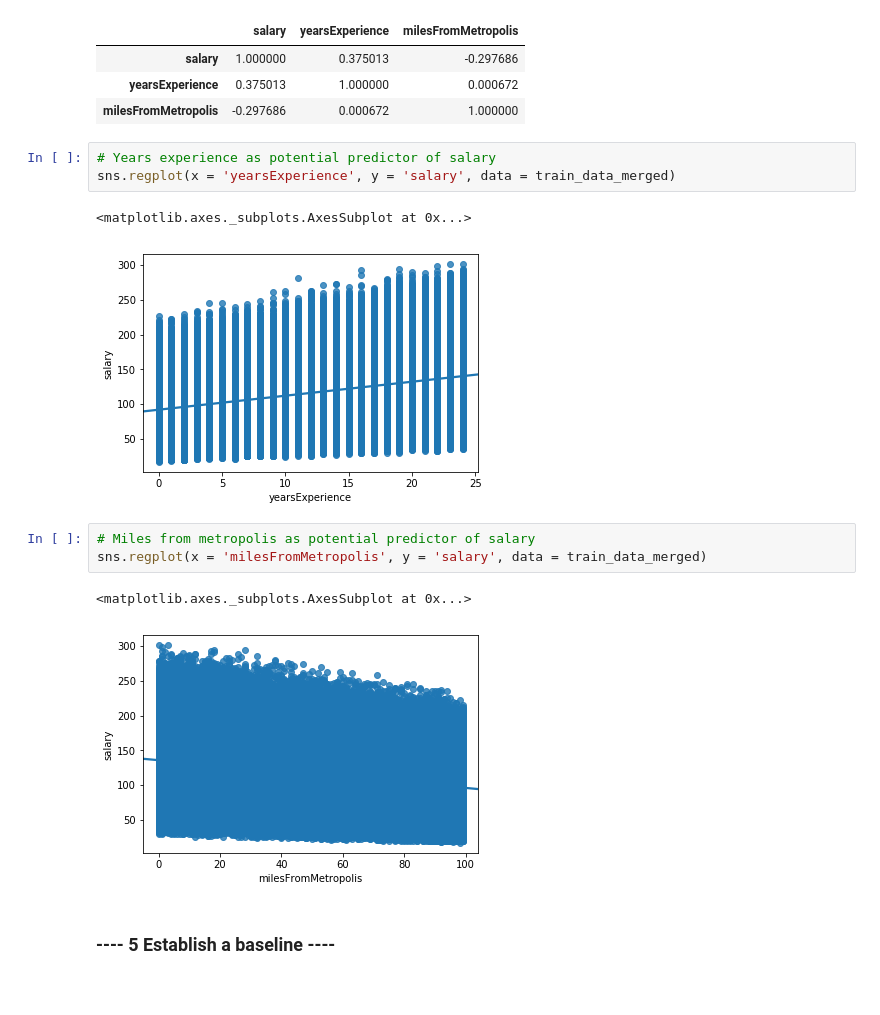
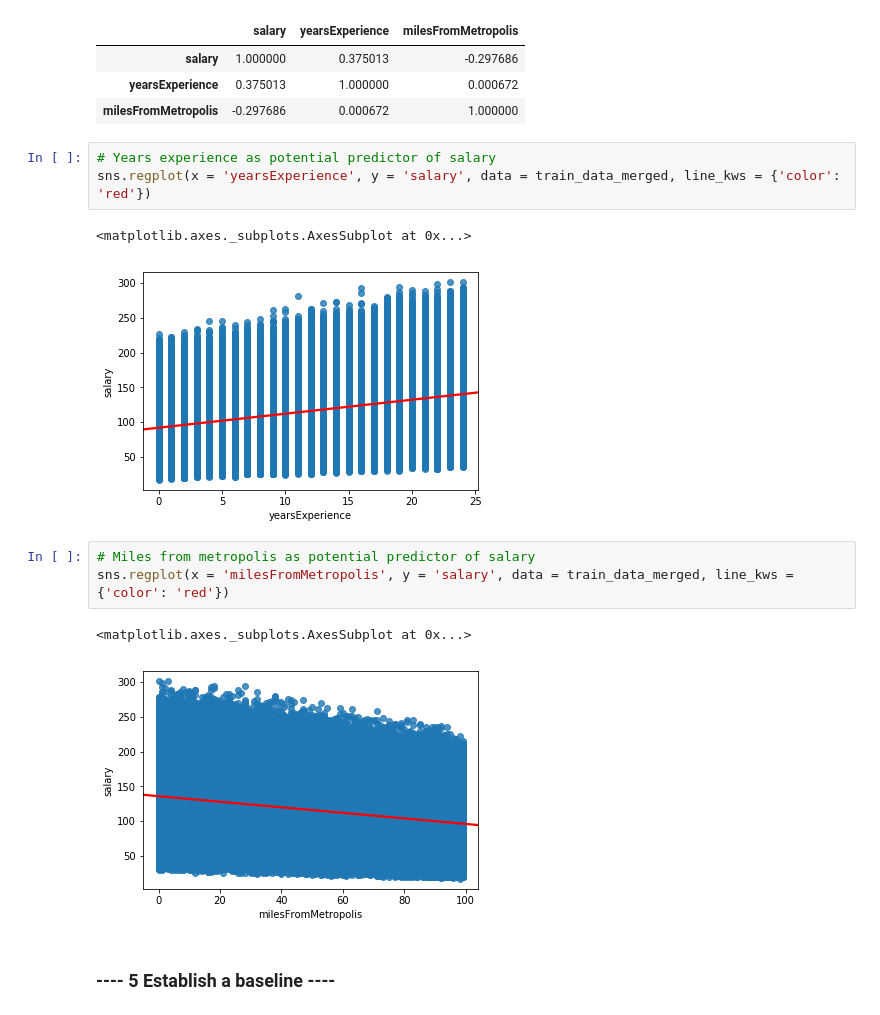
Before and after one commit to deejayrusso/Salary-Prediction-Portfolio, a Jupyter notebook: Salary Prediction Notebook.ipynb, the cells around one changed output. Cells and saved outputs as stored; diff of their text form.

Commit message:
Changed regression line to red for better visibility

```diff
--- a/Salary Prediction Notebook.ipynb
+++ b/Salary Prediction Notebook.ipynb
@@ -275,16 +275,16 @@ train_data_merged.corr()
 | milesFromMetropolis | -0.297686 | 0.000672 | 1.000000 |
 # %%
 # Years experience as potential predictor of salary
-sns.regplot(x = 'yearsExperience', y = 'salary', data = train_data_merged)
+sns.regplot(x = 'yearsExperience', y = 'salary', data = train_data_merged, line_kws = {'color': 'red'})
 # %% [output]
 <matplotlib.axes._subplots.AxesSubplot at 0x...>
-[figure, old version]
+[figure, new version]
 # %%
 # Miles from metropolis as potential predictor of salary
-sns.regplot(x = 'milesFromMetropolis', y = 'salary', data = train_data_merged)
+sns.regplot(x = 'milesFromMetropolis', y = 'salary', data = train_data_merged, line_kws = {'color': 'red'})
 # %% [output]
 <matplotlib.axes._subplots.AxesSubplot at 0x...>
-[figure, old version]
+[figure, new version]
 # %% [markdown]
 ### ---- 5 Establish a baseline ----
 # %%
```
